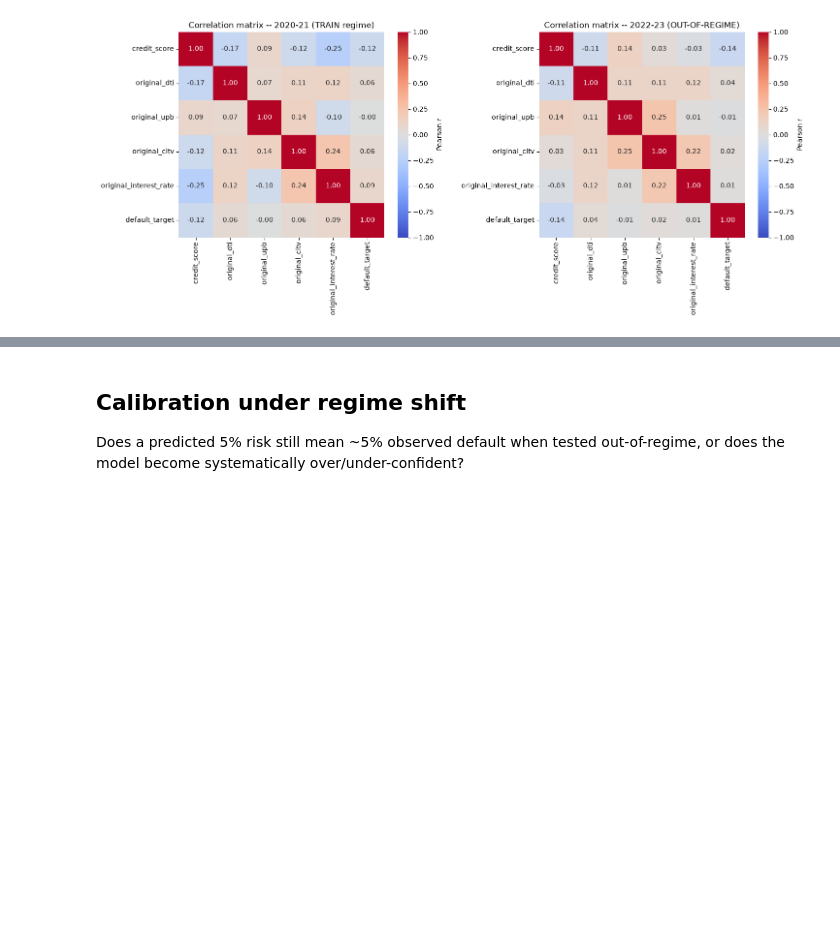
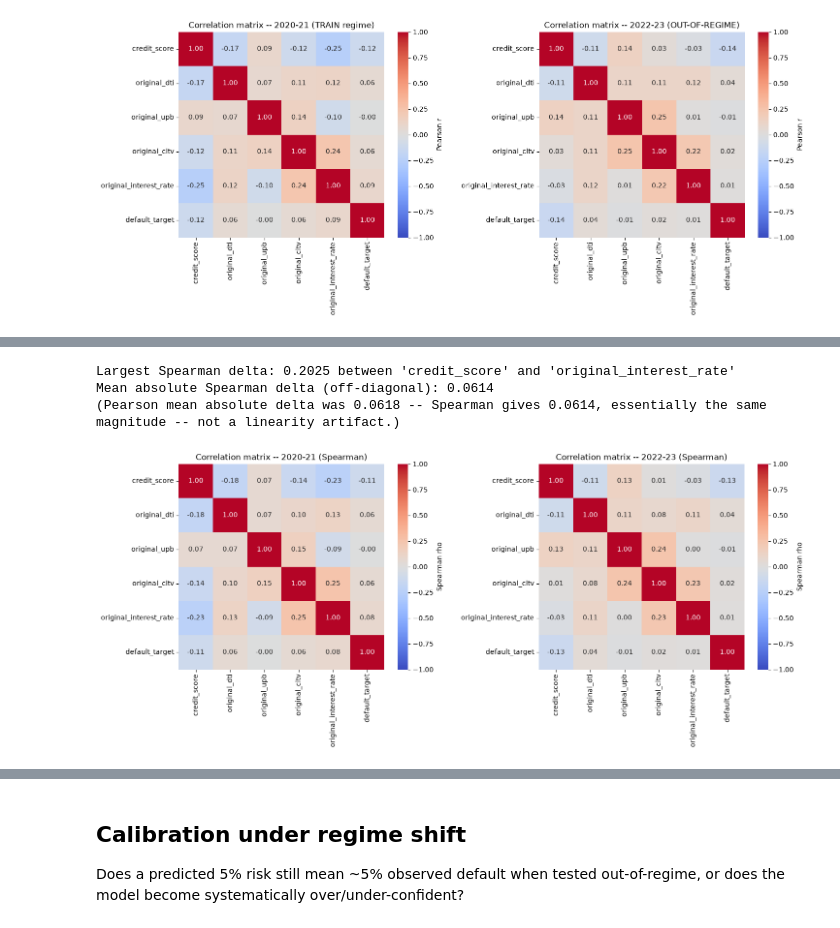
Before and after one commit to hemanthvnp/ArthaDhruva, a Jupyter notebook: notebooks/regime_shift_and_censoring_bias.ipynb, the cells around one changed output, grey strips where cells are left out. Cells and saved outputs as stored; diff of their text form; code cells hidden in the pictures; blank space fills up the shorter version.

Commit message:
Tried Spearman Correlation and also different models results

```diff
--- a/notebooks/regime_shift_and_censoring_bias.ipynb
+++ b/notebooks/regime_shift_and_censoring_bias.ipynb
@@ -285,0 +427,31 @@ plt.show()
+# %%
+pdf_regime_a = regime_a.select(CORR_COLS).to_pandas()
+pdf_regime_b = regime_b.select(CORR_COLS).to_pandas()
+
+spearman_a = pdf_regime_a.corr(method="spearman")
+spearman_b = pdf_regime_b.corr(method="spearman")
+diff_spearman = (spearman_a - spearman_b).round(4)
+
+m = diff_spearman.abs().to_numpy().copy()
+np.fill_diagonal(m, 0)
+i, j = np.unravel_index(np.argmax(m), m.shape)
+print(f"Largest Spearman delta: {m[i, j]:.4f} between '{diff_spearman.index[i]}' and '{diff_spearman.columns[j]}'")
+mean_abs_spearman = m.sum() / (m.size - len(diff_spearman))
+print(f"Mean absolute Spearman delta (off-diagonal): {mean_abs_spearman:.4f}")
+print(f"(Pearson mean absolute delta was 0.0618 -- Spearman gives {mean_abs_spearman:.4f}, "
+      f"essentially the same magnitude -- not a linearity artifact.)")
+
+fig, axes = plt.subplots(1, 2, figsize=(15, 6))
+for ax, corr, label in zip(axes, [spearman_a, spearman_b], ["2020-21 (Spearman)", "2022-23 (Spearman)"]):
+    sns.heatmap(
+        corr, annot=True, fmt=".2f", cmap="coolwarm", vmin=-1, vmax=1,
+        square=True, cbar_kws={"label": "Spearman rho"}, ax=ax,
+    )
+    ax.set_title(f"Correlation matrix -- {label}")
+fig.tight_layout()
+plt.show()
+# %% [output]
+Largest Spearman delta: 0.2025 between 'credit_score' and 'original_interest_rate'
+Mean absolute Spearman delta (off-diagonal): 0.0614
+(Pearson mean absolute delta was 0.0618 -- Spearman gives 0.0614, essentially the same magnitude -- not a linearity artifact.)
+[figure, added]
```
Also changed, not shown: parts of 8 cells of this notebook.
